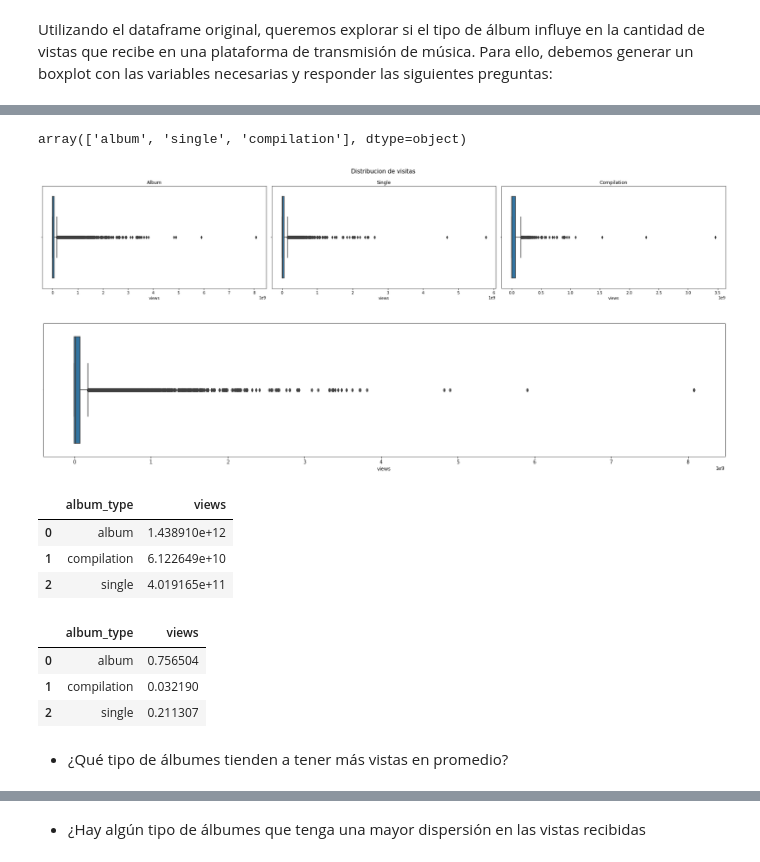
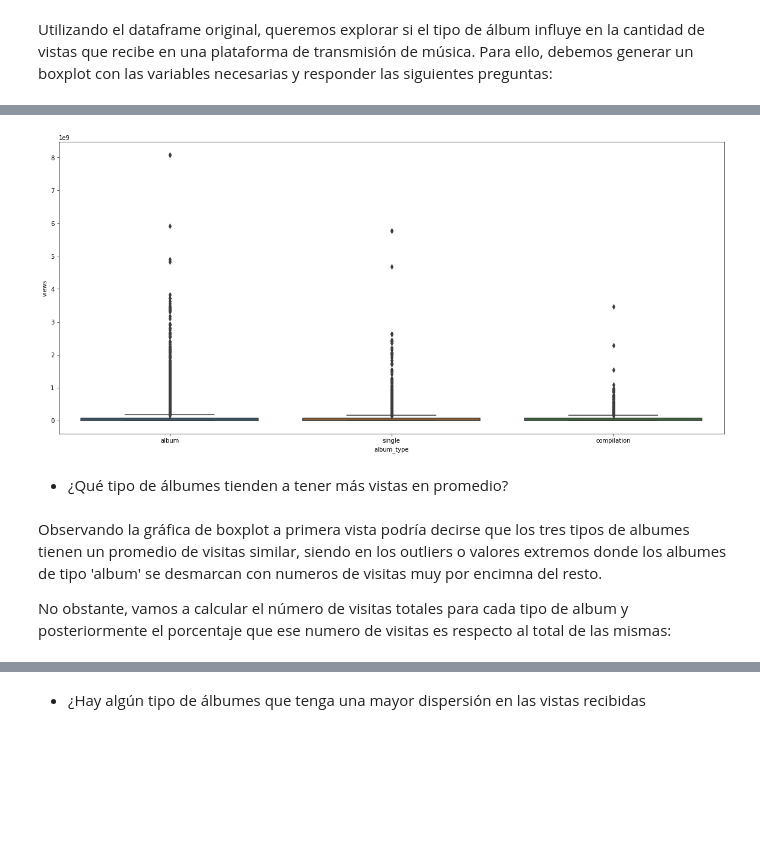
Before and after one commit to PalomaDA/DA-promoD-modulo2-sprint1-PalomaMeson, a Jupyter notebook: pandas/pandas.ipynb, the cells around one changed output, grey strips where cells are left out. Cells and saved outputs as stored; diff of their text form; code cells hidden in the pictures; blank space fills up the shorter version.

```diff
--- a/pandas/pandas.ipynb
+++ b/pandas/pandas.ipynb
@@ -244,10 +231,10 @@ array(['Gorillaz - Feel Good Inc. (Official Video)',
 # %%
 def titulos(t):
     '''
-    Funcion que unifica el formato de los títulos, poniendo la primera letra de cada palabra
+    Funcion que unifica el formato de los datos, poniendo la primera letra de cada palabra
     en mayúsculas y el resto en minúscula
 
-    Parámetro: cada dato de la columna dada (titulos)
+    Parámetro: cada dato de la columna dada
     Return: el titulo en el formato deseado
     '''
     try:
@@ -285,13 +275,13 @@ array(['Too $hort', 'Curren$y', 'Ty Dolla $ign', 'A$AP Rocky',
 # Vemos que en algunos nombres de artista hay un $ en vez de una S (ej. 'Too $hort'), por lo que creamos una funcion que lleve a cabo dicho cambio
 def nombre_artista(a):
     '''
-    Funcion que elimina el símbolo $ de los nombres de los artistas
+    Funcion que elimina el símbolo $ de los nombres de los artistas y lo intercambia por una 'S'
 
     Parámetro: cada dato de la columna dada (artistas)
     Return: el nombre del artista en el formato deseado
     '''
     try:
-        return a.replace('$','S').title()
+        return a.replace('$','s').title()
     except:
         return np.nan
 # %%
@@ -563,37 +580,9 @@ df.sample()
-# %%
-df['album_type'].unique()
-# %% [output]
-array(['album', 'single', 'compilation'], dtype=object)
-# %%
-fig,ax = plt.subplots(1,3, figsize = (25,5))
-
-sns.boxplot(x = df_album['views'], ax=ax[0])
-sns.boxplot(x = df_single['views'], ax=ax[1])
-sns.boxplot(x = df_compilation['views'], ax=ax[2])
-
-ax[0].set_title('Album')
-ax[1].set_title('Single')
-ax[2].set_title('Compilation')
-
-fig.suptitle('Distribucion de visitas', fontsize = 15)
-fig.tight_layout()
-
-plt.show()
-# %% [output]
-[figure, removed]
 # %%
-plt.figure(figsize = (25,5))
+# colocamos las tres en un solo boxplot
+plt.figure(figsize = (20,9))
 
-sns.boxplot(x = 'views', data = df_album)
+fig = sns.boxplot(x = 'album_type', y = 'views', data = df)
 
-plt.show()
+plt.show();
 # %% [output]
-[figure, old version]
+[figure, new version]
-# %%
-df_type_views = df.groupby('album_type')['views'].sum().reset_index()
-df_type_views
-# %% [output]
-|  | album_type | views |
-| 0 | album | 1.438910e+12 |
-| 1 | compilation | 6.122649e+10 |
-| 2 | single | 4.019165e+11 |
@@ -603,9 +589,6 @@ df_type_views['views'] = df_type_views['views']/df_type_views['views'].sum()
-# %%
-df_type_views
-# %% [output]
-|  | album_type | views |
-| 0 | album | 0.756504 |
-| 1 | compilation | 0.032190 |
-| 2 | single | 0.211307 |
 # %% [markdown]
 - ¿Qué tipo de álbumes tienden a tener más vistas en promedio?
+# %% [markdown]
+Observando la gráfica de boxplot a primera vista podría decirse que los tres tipos de albumes tienen un promedio de visitas similar, siendo en los outliers o valores extremos donde los albumes de tipo 'album' se desmarcan con numeros de visitas muy por encimna del resto.
+
+No obstante, vamos a calcular el número de visitas totales para cada tipo de album y posteriormente el porcentaje que ese numero de visitas es respecto al total de las mismas:
```
Also changed, not shown: parts of 68 cells of this notebook.
